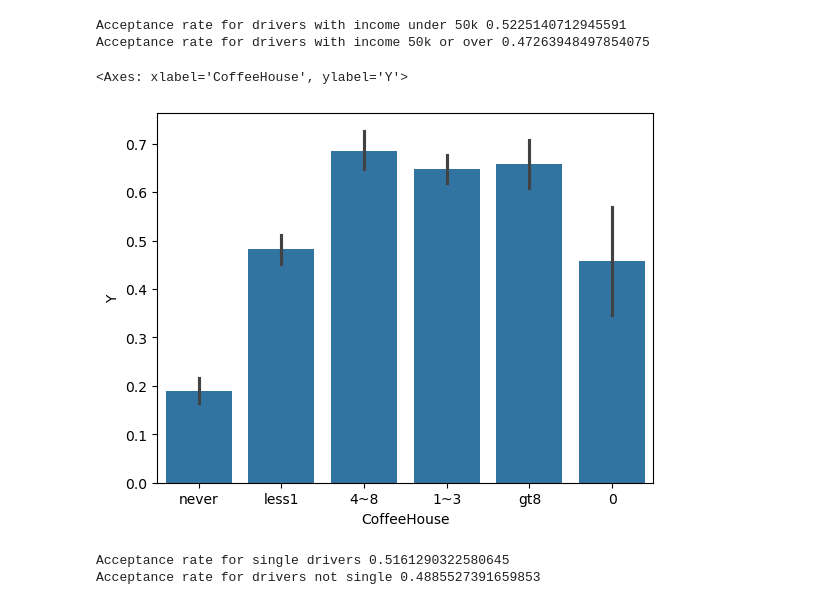
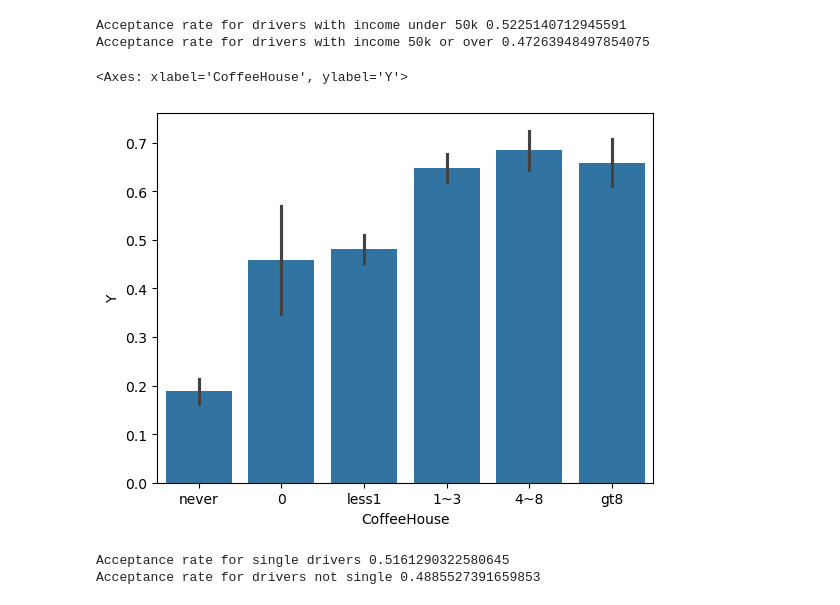
Before and after one commit to abbeytrotta/mlai_coupon, a Jupyter notebook: coupon.ipynb, the cells around one changed output. Saved outputs shown, nothing was run; the diff lists cells and outputs as text; code cells hidden in the pictures.

```diff
--- a/coupon.ipynb
+++ b/coupon.ipynb
@@ -236,10 +236,10 @@ print("Acceptance rate for drivers with income 50k or over " + str(acceptance_ov
 Acceptance rate for drivers with income under 50k 0.5225140712945591
 Acceptance rate for drivers with income 50k or over 0.47263948497854075
 # %%
-sns.barplot(x = 'CoffeeHouse', y = 'Y', data = ch_coupon_df)
+sns.barplot(x = 'CoffeeHouse', y = 'Y', data = ch_coupon_df, order = ['never', '0', 'less1', '1~3', '4~8', 'gt8'])
 # %% [output]
 <Axes: xlabel='CoffeeHouse', ylabel='Y'>
-[figure, old version]
+[figure, new version]
 # %%
 #print(ch_coupon_df['maritalStatus'].value_counts())
 ch_q_single = ch_coupon_df.query('maritalStatus == "Single"')
```
Also changed, not shown: parts of 8 cells of this notebook.
